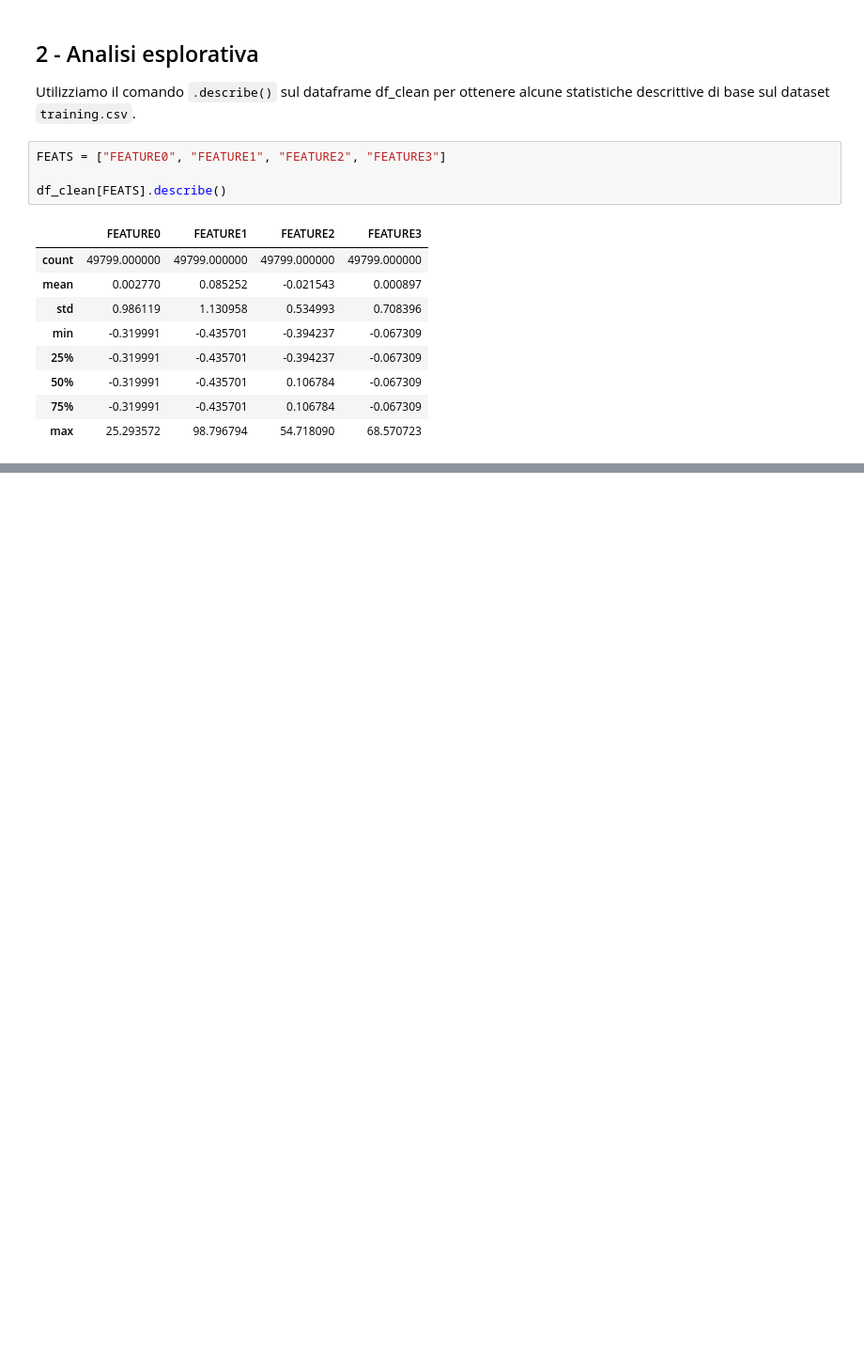
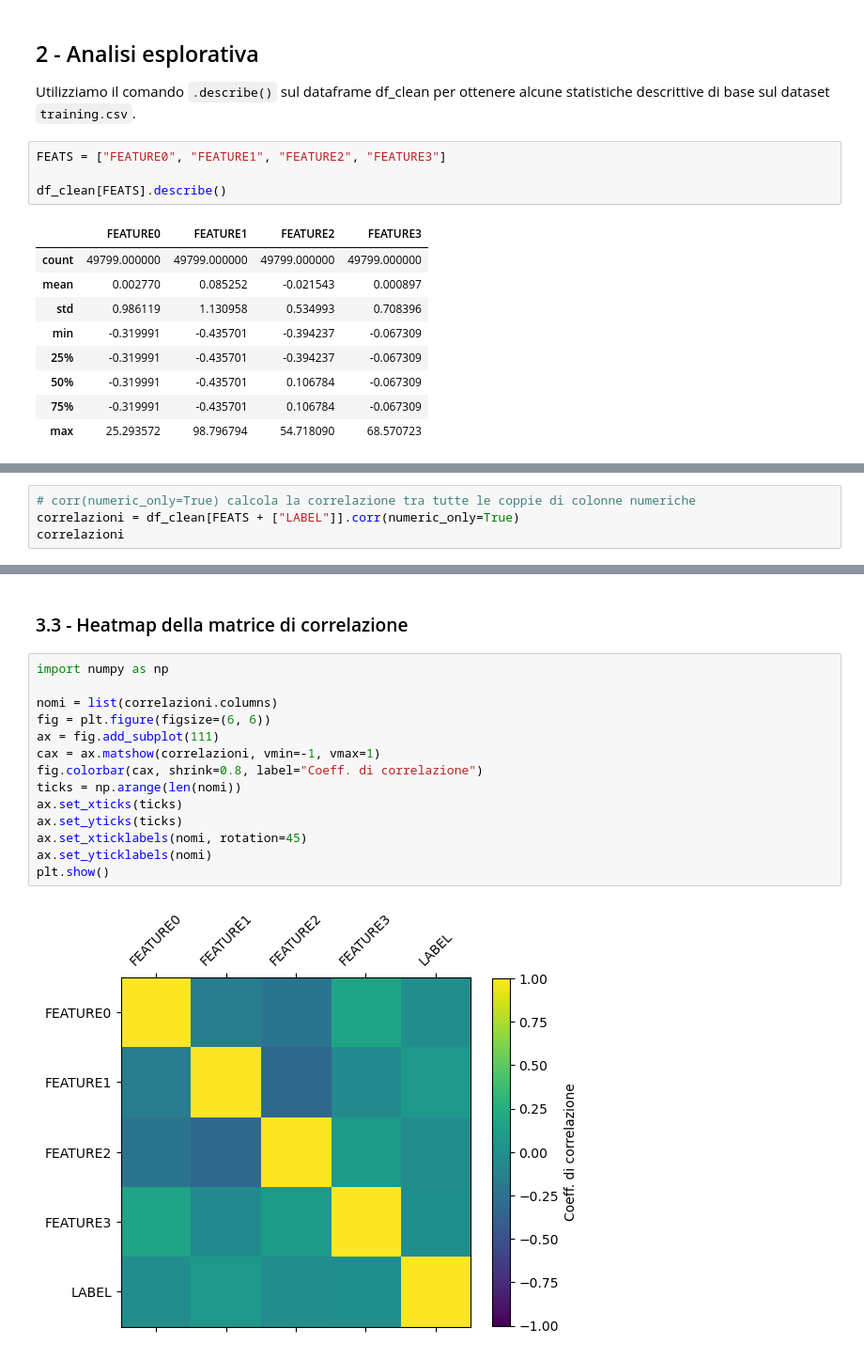
Before and after one commit to fl4z3/MachineLearning-2026, a Jupyter notebook: notebooks/03_analisi_training.ipynb, the cells around one changed output, grey strips where cells are left out. Shown at 94% size. Cells and saved outputs as stored; diff of their text form; blank space fills up the shorter version.

```diff
--- a/notebooks/03_analisi_training.ipynb
+++ b/notebooks/03_analisi_training.ipynb
@@ -97,0 +122,4 @@ df_clean[FEATS].describe()
+# %%
+# corr(numeric_only=True) calcola la correlazione tra tutte le coppie di colonne numeriche
+correlazioni = df_clean[FEATS + ["LABEL"]].corr(numeric_only=True)
+correlazioni
@@ -97,0 +133,18 @@ df_clean[FEATS].describe()
+# %% [markdown]
+### 3.3 - Heatmap della matrice di correlazione
+# %%
+import numpy as np
+
+nomi = list(correlazioni.columns)
+fig = plt.figure(figsize=(6, 6))
+ax = fig.add_subplot(111)
+cax = ax.matshow(correlazioni, vmin=-1, vmax=1)
+fig.colorbar(cax, shrink=0.8, label="Coeff. di correlazione")
+ticks = np.arange(len(nomi))
+ax.set_xticks(ticks)
+ax.set_yticks(ticks)
+ax.set_xticklabels(nomi, rotation=45)
+ax.set_yticklabels(nomi)
+plt.show()
+# %% [output]
+[figure, added]
```
Also changed, not shown: parts of 5 cells of this notebook.
